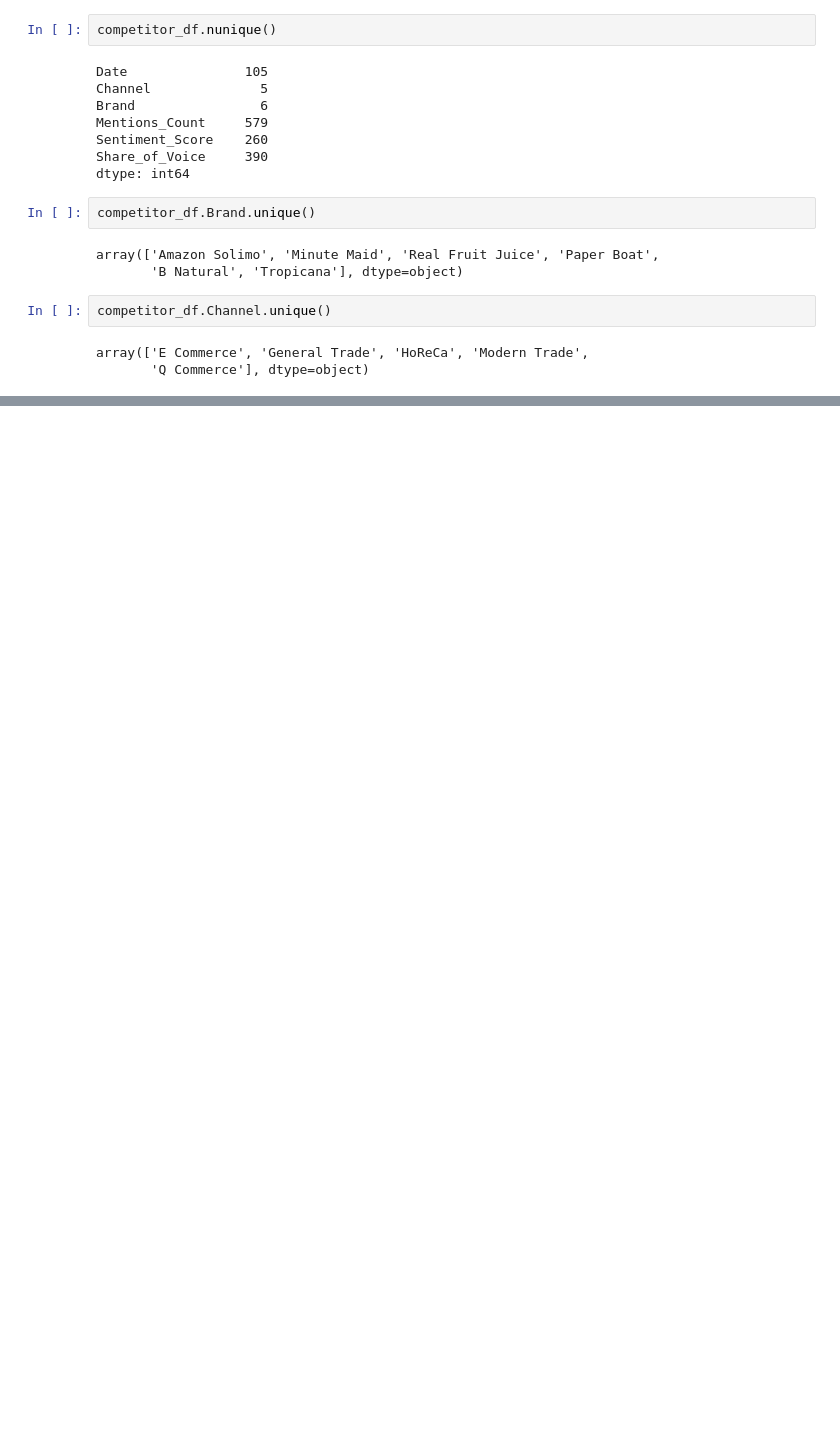
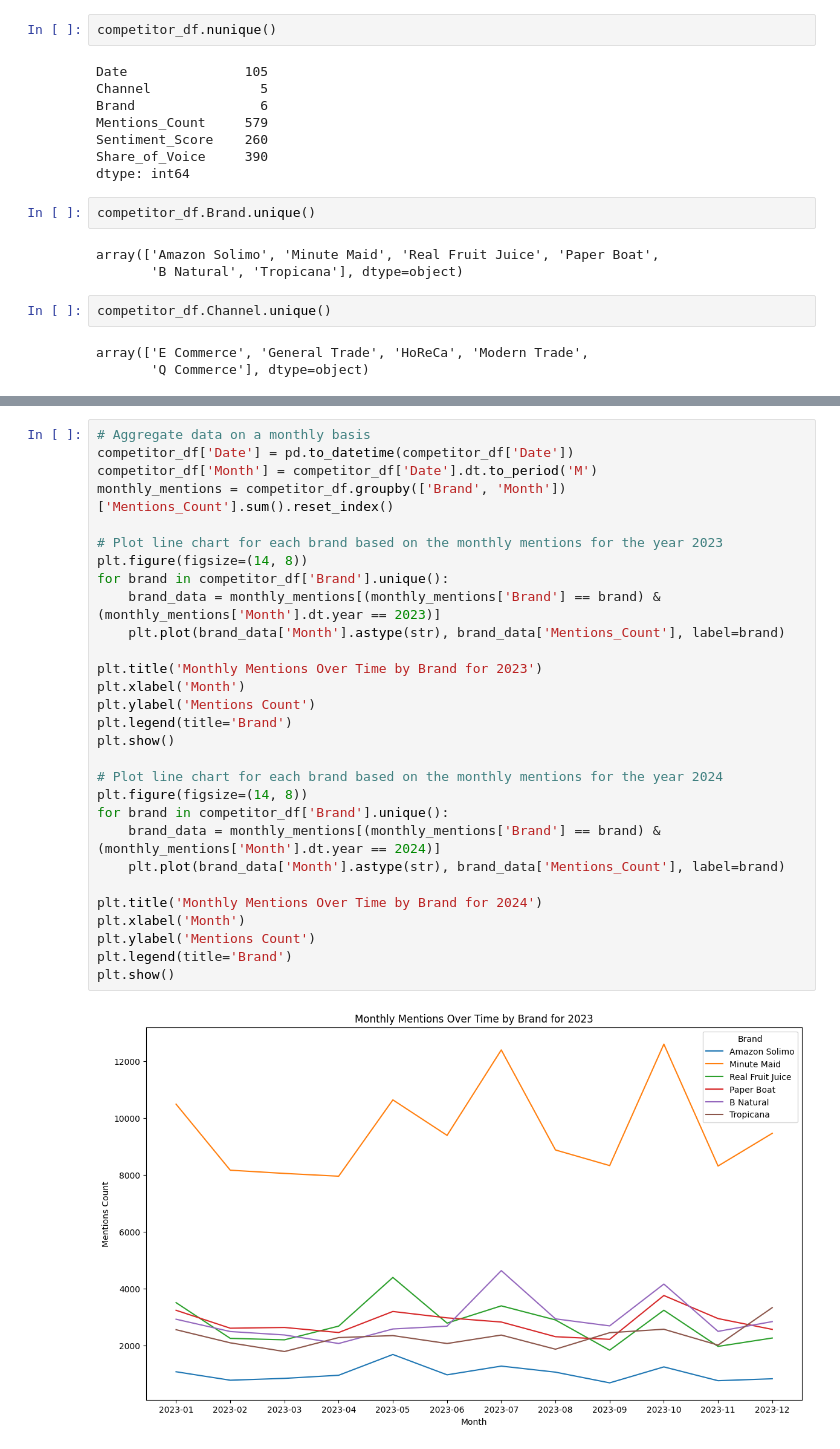
Before and after one commit to omkar-dalvi/datascience-rtm-hackathon, a Jupyter notebook: src/01 eda/competitor.ipynb, the cells around one changed output, grey strips where cells are left out. Cells and saved outputs as stored; diff of their text form; blank space fills up the shorter version.

Commit message:
competitor EDA

```diff
--- a/src/01 eda/competitor.ipynb
+++ b/src/01 eda/competitor.ipynb
@@ -75,0 +74,31 @@ plt.show()
+# %%
+# Aggregate data on a monthly basis
+competitor_df['Date'] = pd.to_datetime(competitor_df['Date'])
+competitor_df['Month'] = competitor_df['Date'].dt.to_period('M')
+monthly_mentions = competitor_df.groupby(['Brand', 'Month'])['Mentions_Count'].sum().reset_index()
+
+# Plot line chart for each brand based on the monthly mentions for the year 2023
+plt.figure(figsize=(14, 8))
+for brand in competitor_df['Brand'].unique():
+    brand_data = monthly_mentions[(monthly_mentions['Brand'] == brand) & (monthly_mentions['Month'].dt.year == 2023)]
+    plt.plot(brand_data['Month'].astype(str), brand_data['Mentions_Count'], label=brand)
+
+plt.title('Monthly Mentions Over Time by Brand for 2023')
+plt.xlabel('Month')
+plt.ylabel('Mentions Count')
+plt.legend(title='Brand')
+plt.show()
+
+# Plot line chart for each brand based on the monthly mentions for the year 2024
+plt.figure(figsize=(14, 8))
+for brand in competitor_df['Brand'].unique():
+    brand_data = monthly_mentions[(monthly_mentions['Brand'] == brand) & (monthly_mentions['Month'].dt.year == 2024)]
+    plt.plot(brand_data['Month'].astype(str), brand_data['Mentions_Count'], label=brand)
+
+plt.title('Monthly Mentions Over Time by Brand for 2024')
+plt.xlabel('Month')
+plt.ylabel('Mentions Count')
+plt.legend(title='Brand')
+plt.show()
+# %% [output]
+[figure, added]
```
Also changed, not shown: parts of 18 cells of this notebook.
